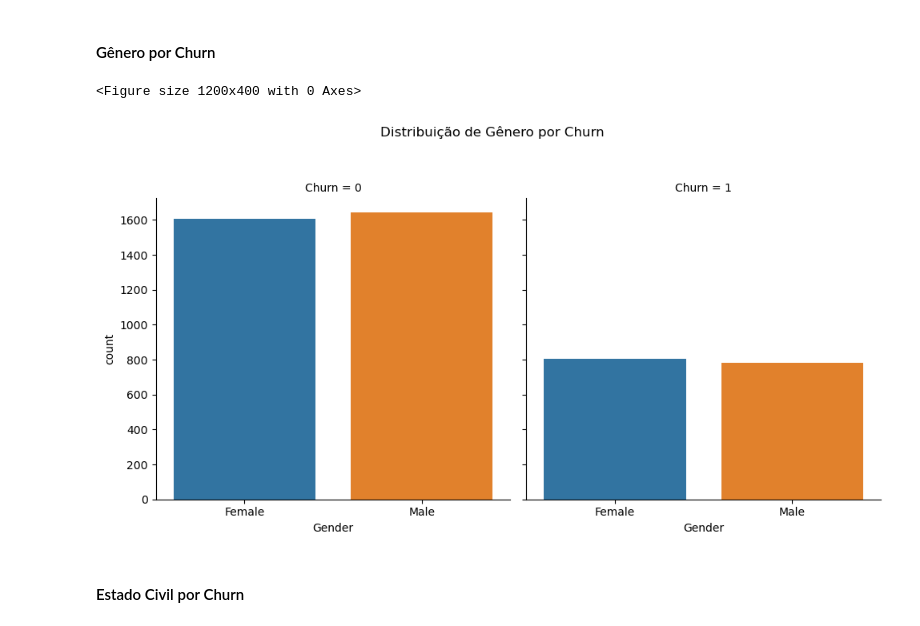
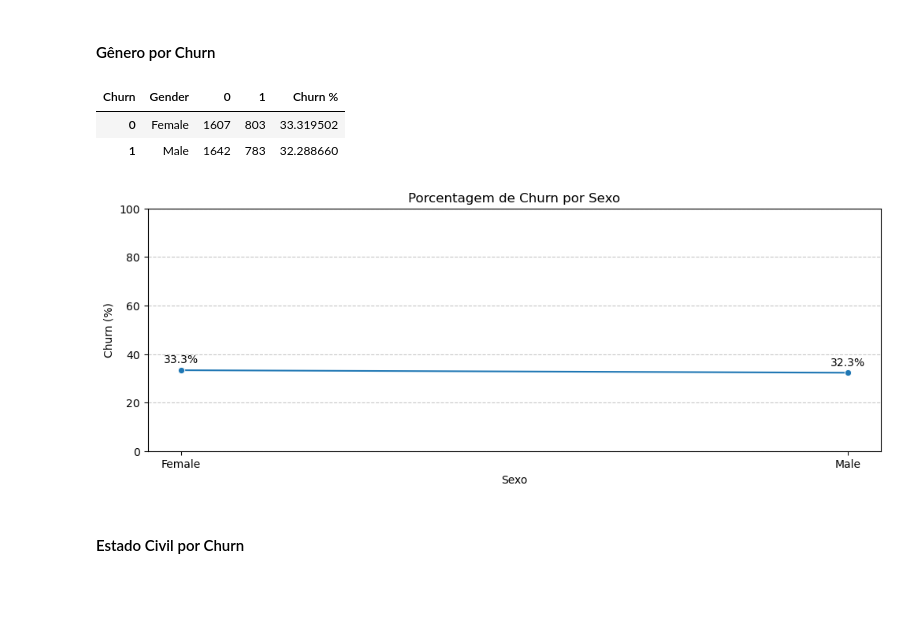
Before and after one commit to Passaret/Case-Churn, a Jupyter notebook: Customer_Churn_Prediction.ipynb, the cells around one changed output. Drawn from its saved outputs; the diff is of its cells as text; code cells hidden in the pictures; blank space fills up the shorter version.

```diff
--- a/Customer_Churn_Prediction.ipynb
+++ b/Customer_Churn_Prediction.ipynb
@@ -279,14 +289,48 @@ sns.catplot(data=df, x="Churn Category", col="Churn", kind="count")
 ### Entendendo as variáveis, para selecioná-las para o modelo
 # %% [markdown]
 #### Gênero por Churn
-# %%
-plt.figure(figsize=(12,4))
-
-g = sns.catplot(data=df, x="Gender", col="Churn", kind="count")
-g.fig.suptitle("Distribuição de Gênero por Churn", y=1.05)
-g.fig.tight_layout()
-# %% [output]
-<Figure size 1200x400 with 0 Axes>
-[figure, removed]
+# %%
+# Criando tabela para o plot
+Sexo_Churn = (
+    df.groupby(["Gender", "Churn"])
+    .size()
+    .reset_index(name="count")
+    .pivot(index="Gender", columns="Churn", values="count")
+)
+
+# Calculando % de Churn
+Sexo_Churn["Churn %"] = ( Sexo_Churn[1] / (Sexo_Churn[0] + Sexo_Churn[1]) * 100)
+
+Sexo_Churn.reset_index(inplace= True)
+
+Sexo_Churn
+# %% [output]
+| Churn | Gender | 0 | 1 | Churn % |
+| 0 | Female | 1607 | 803 | 33.319502 |
+| 1 | Male | 1642 | 783 | 32.288660 |
+# %%
+plt.figure(figsize=(12, 4))
+
+g = sns.lineplot(data=Sexo_Churn, x="Gender", y="Churn %", marker="o")
+
+# Loop para colocar texto nos pontos
+texts = Sexo_Churn.apply(
+    lambda row: g.text(
+        row["Gender"],
+        row["Churn %"] + 3,
+        f"{row['Churn %']:.1f}%",
+        ha="center",
+        fontsize=10,
+    ),
+    axis=1,
+)
+
+plt.title("Porcentagem de Churn por Sexo")
+plt.ylabel("Churn (%)")
+plt.xlabel("Sexo")
+plt.ylim(0, 100)
+plt.grid(axis="y", linestyle="--", alpha=0.7)
+# %% [output]
+[figure, added]
 # %% [markdown]
 #### Estado Civil por Churn
```
Also changed, not shown: parts of 62 cells of this notebook.
